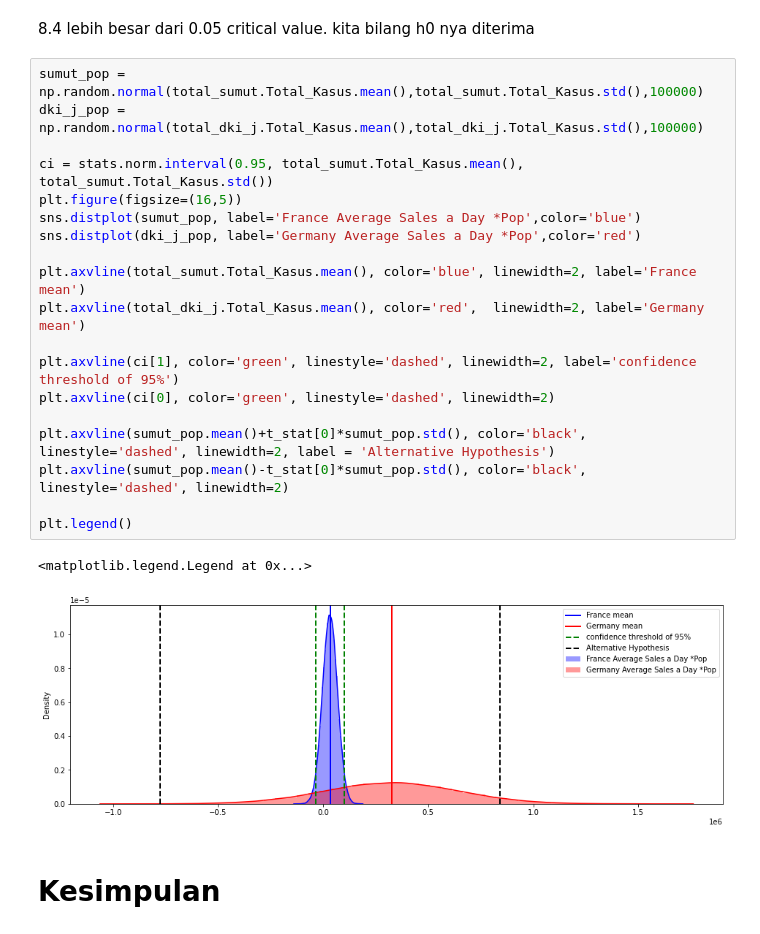
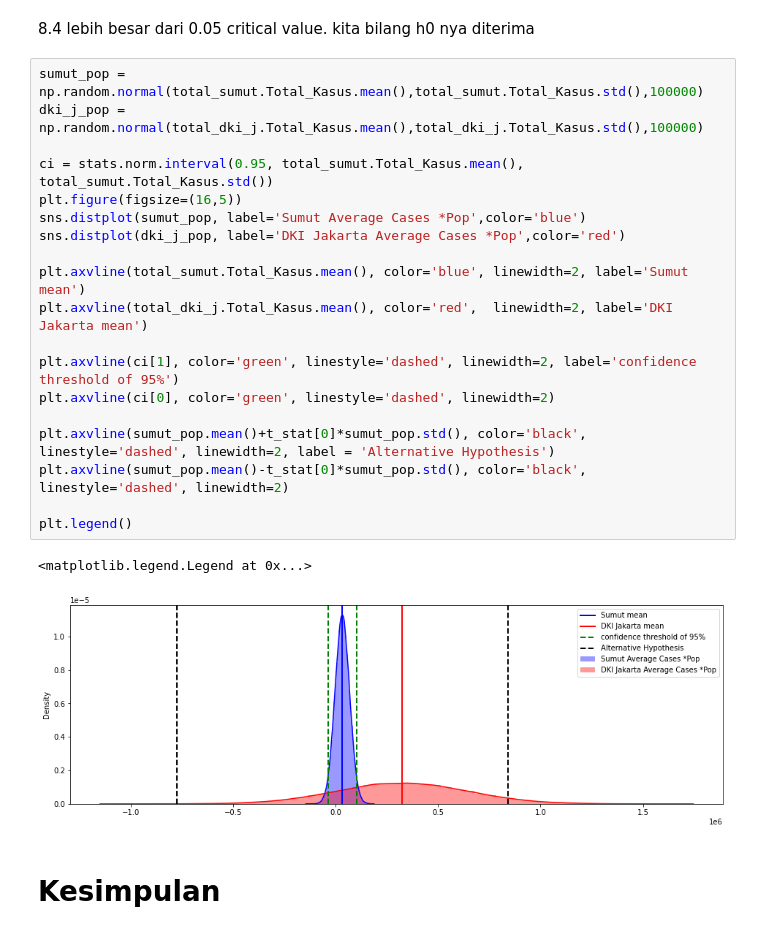
Before and after one commit to Raditya1804/h8dsft_Inferential, a Jupyter notebook: h8dsft_inferential.ipynb, the cells around one changed output. Saved outputs shown, nothing was run; the diff lists cells and outputs as text.

```diff
--- a/h8dsft_inferential.ipynb
+++ b/h8dsft_inferential.ipynb
@@ -122,25 +122,25 @@ p value > cv (critical value)
 # %%
 sumut_pop = np.random.normal(total_sumut.Total_Kasus.mean(),total_sumut.Total_Kasus.std(),100000)
 dki_j_pop = np.random.normal(total_dki_j.Total_Kasus.mean(),total_dki_j.Total_Kasus.std(),100000)
 
 ci = stats.norm.interval(0.95, total_sumut.Total_Kasus.mean(), total_sumut.Total_Kasus.std())
 plt.figure(figsize=(16,5))
-sns.distplot(sumut_pop, label='France Average Sales a Day *Pop',color='blue')
-sns.distplot(dki_j_pop, label='Germany Average Sales a Day *Pop',color='red')
+sns.distplot(sumut_pop, label='Sumut Average Cases *Pop',color='blue')
+sns.distplot(dki_j_pop, label='DKI Jakarta Average Cases *Pop',color='red')
 
-plt.axvline(total_sumut.Total_Kasus.mean(), color='blue', linewidth=2, label='France mean')
-plt.axvline(total_dki_j.Total_Kasus.mean(), color='red',  linewidth=2, label='Germany mean')
+plt.axvline(total_sumut.Total_Kasus.mean(), color='blue', linewidth=2, label='Sumut mean')
+plt.axvline(total_dki_j.Total_Kasus.mean(), color='red',  linewidth=2, label='DKI Jakarta mean')
 
 plt.axvline(ci[1], color='green', linestyle='dashed', linewidth=2, label='confidence threshold of 95%')
 plt.axvline(ci[0], color='green', linestyle='dashed', linewidth=2)
 
 plt.axvline(sumut_pop.mean()+t_stat[0]*sumut_pop.std(), color='black', linestyle='dashed', linewidth=2, label = 'Alternative Hypothesis')
 plt.axvline(sumut_pop.mean()-t_stat[0]*sumut_pop.std(), color='black', linestyle='dashed', linewidth=2)
 
 plt.legend()
 # %% [output]
 <matplotlib.legend.Legend at 0x...>
-[figure, old version]
+[figure, new version]
 # %% [markdown]
 # Kesimpulan
 # %% [markdown]
```
